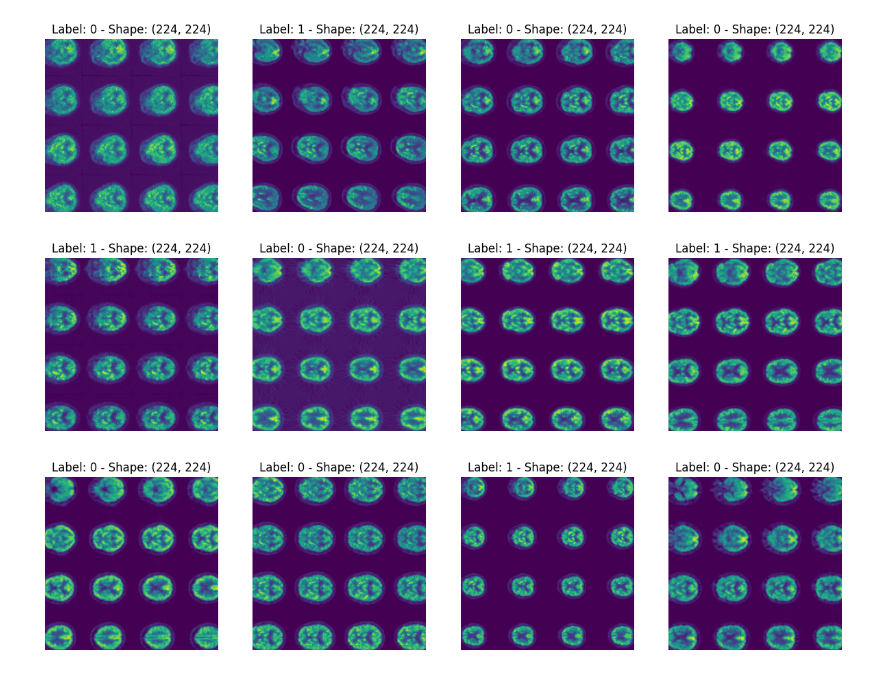
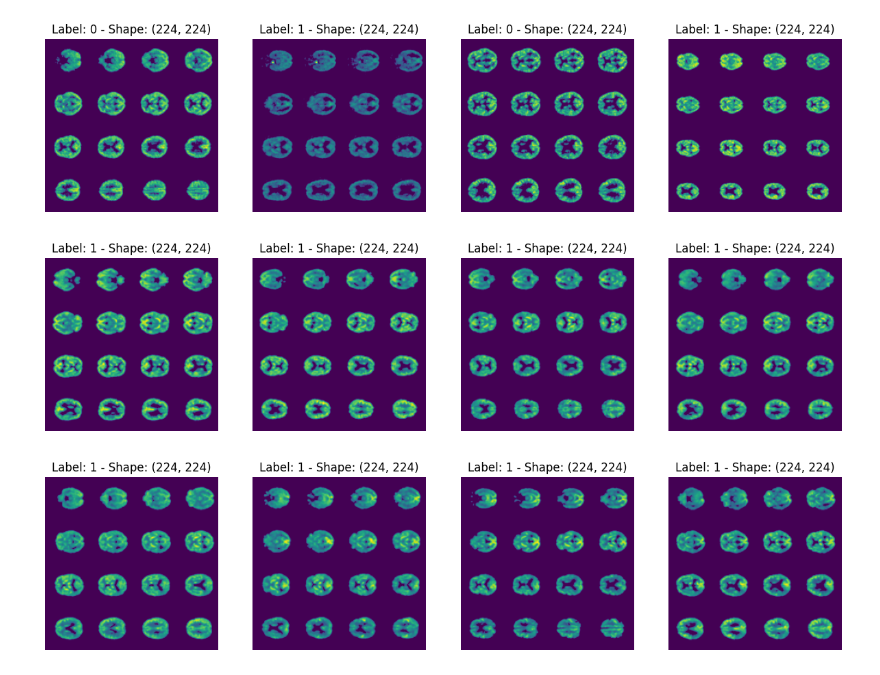
Before and after one commit to LIA-DiTella/PET_2025, a Jupyter notebook: notebooks/test_datasets.ipynb, the cells around one changed output. Saved outputs shown, nothing was run; the diff lists cells and outputs as text; code cells hidden in the pictures.

```diff
--- a/notebooks/test_datasets.ipynb
+++ b/notebooks/test_datasets.ipynb
@@ -24,7 +27,7 @@ from utils.config_utils import load_config
 # Añadir directorios al path
 sys.path.append(os.path.dirname(os.path.dirname(os.getcwd())))
 # %%
-config_path = "configs/resnet18_2d_adni_cnad_server.yaml"
+config_path = "configs/resnet18_2d_adni_cnad_multi_eval.yaml"
 
 # Cargar configuración
 config = load_config(config_path)
@@ -50,6 +53,6 @@ num_classes = len(classes.split("_"))
 model_config["num_classes"] = num_classes
 
 # Obtener data loaders
-train_loader, val_loader, test_loader = get_data_loaders(config)
+# train_loader, val_loader, test_loader = get_data_loaders(config)
 # %% [output]
 Usando dispositivo: cuda
@@ -134,0 +97,5 @@ Distribución de clases:
+# %%
+adni_test_loader = get_test_data_loader(config, "data")
+eval_config = config.copy()
+fleni100_test_loader = get_test_data_loader(eval_config, "data2")
+fleni600_test_loader = get_test_data_loader(eval_config, "data3")
@@ -138,36 +210,36 @@ def plot_images(data_loader, num_images=4):
     images = []
     labels = []
 
     # Collect images and labels from the data loader
     for i, (image, label) in enumerate(data_loader):
         if i >= num_images:
             break
         images.append(image)
         labels.append(label)
     images = torch.stack(images)
     labels = torch.stack(labels)
 
     fig, axes = plt.subplots(1, num_images, figsize=(15, 5))
     for i in range(num_images):
         img = images[i].squeeze().cpu().numpy()
         # normalize the image to [0, 1] range for better visualization
         img = (img - img.min()) / (img.max() - img.min())
         img = img * 255
         if img.ndim == 4:
             img = img[0]
         img = img[0]
 
         axes[i].imshow(img, cmap="viridis")
         axes[i].set_title(f"Label: {torch.argmax(labels[i]).item()} - Shape: {img.shape}")
         axes[i].axis("off")
     plt.show()
 
 
 # Plot images from the training set
-plot_images(train_loader)
-plot_images(val_loader)
-plot_images(test_loader)
+plot_images(adni_test_loader, num_images=4)
+plot_images(fleni100_test_loader, num_images=4)
+plot_images(fleni600_test_loader, num_images=4)
 # %% [output]
-[figure, old version]
+[figure, new version]
-[figure, old version]
+[figure, new version]
-[figure, old version]
+[figure, new version]
```
Also changed, not shown: parts of 5 cells of this notebook, 3 other files.
